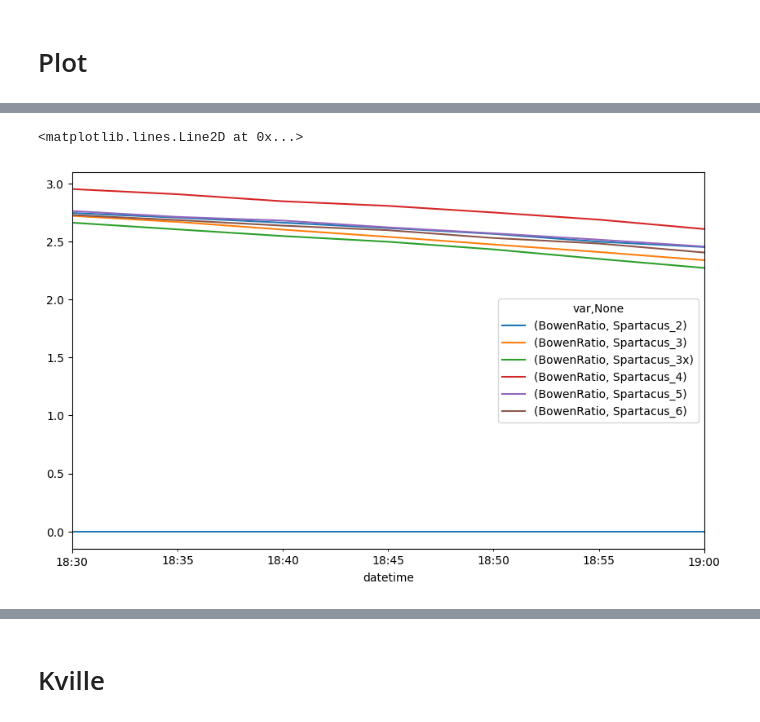
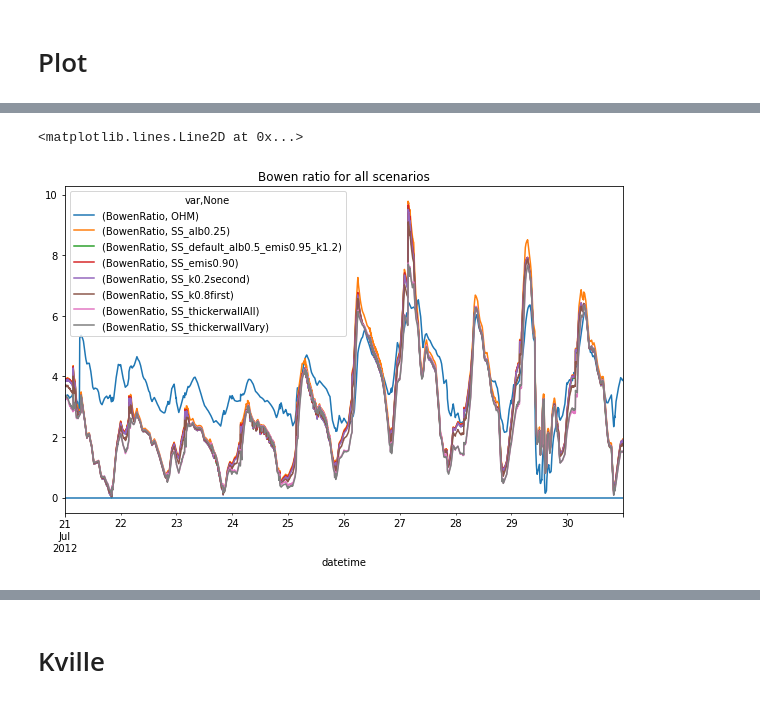
Before and after one commit to gusbacos/SUEWS_DB_Typology_test, a Jupyter notebook: code/run_tests.ipynb, the cells around one changed output, grey strips where cells are left out. Cells and saved outputs as stored; diff of their text form; code cells hidden in the pictures.

```diff
--- a/code/run_tests.ipynb
+++ b/code/run_tests.ipynb
@@ -73,3 +92,4 @@ df_forcing=df_forcing.loc[s: e].iloc[1:]
 # %%
 df_output_s2, df_state_final_s2 = sp.run_supy(df_forcing, df_state_init_s2)
+df_output_s2b, df_state_final_s2b = sp.run_supy(df_forcing2, df_state_init_s2)
 # %% [output]
@@ -92,6 +122,9 @@ df_output_s2.SUEWS.loc[grid].loc[:,'QS'].plot()
 # %%
+#load full dataset again
+df_forcing = sp.load_forcing_grid(s_rc, grid)
 
 
+# plot forcing data
 df_plot_forcing_x = df_forcing.loc[:, list_var_forcing].copy().shift(
     -1).dropna(how='any')
 df_plot_forcing = df_plot_forcing_x.resample('1h').mean()
@@ -119,4 +153,5 @@ df_output_s3x, df_state_final_s3x = sp.run_supy(df_forcing, df_state_init_s3x)
 df_output_s4, df_state_final_s4 = sp.run_supy(df_forcing, df_state_init_s4)
 df_output_s5, df_state_final_s5 = sp.run_supy(df_forcing, df_state_init_s5)
 df_output_s6, df_state_final_s6 = sp.run_supy(df_forcing, df_state_init_s6)
+df_output_s7, df_state_final_s7 = sp.run_supy(df_forcing, df_state_init_s7)
 # %% [output]
@@ -144,3 +175,31 @@ df_merge = merge_output([df_output_s2, df_output_s3, df_output_s3x,df_output_s4,
+# %%
+# Start and end date for inspection
+s = '2012-07-1'
+e = '2012-07-30'
+
+# OHM
+# Spartacus_2           Sampledata Spartacus, standard values in GridLayout
+# Spartacus_3           Sampledata Spartacus Thicker first layer wall all three layers. 1.2 instad of .2
+# Spartacus_3x          Sampledata Spartacus Thicker first layer wall all three layers. 1.2 and 1.1 on second layer
+# Spartacus_4           Sampledata Spartacus wall albedo lowered .25 instad of .5
+# Spartacus_5           Sampledata Spartacus wall emissivity lower .9 instead of .95
+# Spartacus_6           Sampledata Spartacus Thermal conductivity of layer 1 lower. .8 instead of 1.2
+# Spartatus_7           Sampledata Spartacus Thermal conductivity of layer 2 lower. .2 instead of 1.2
+
+outputIn = [df_output_s.loc[grid].loc[s:e,:],df_output_s2.loc[grid].loc[s:e,:], df_output_s3.loc[grid].loc[s:e,:], df_output_s3x.loc[grid].loc[s:e,:],df_output_s4.loc[grid].loc[s:e,:], df_output_s5.loc[grid].loc[s:e,:], df_output_s6.loc[grid].loc[s:e,:], df_output_s7.loc[grid].loc[s:e,:], ]
+namesIn = ['OHM', 'SS_default_alb0.5_emis0.95_k1.2', 'SS_thickerwallAll', 'SS_thickerwallVary','SS_alb0.25', 'SS_emis0.90','SS_k0.8first', 'SS_k0.2second',]
+df_output_merge_x=pd.concat(outputIn,axis=1,join='inner', keys = namesIn).swaplevel(0,-1,axis=1).swaplevel(0,1,axis=1).sort_index(axis=1) #.loc[grid]
+df_merge=df_output_merge_x.SUEWS
+
+outputInNoOHM = [df_output_s2.loc[grid].loc[s:e,:], df_output_s3.loc[grid].loc[s:e,:], df_output_s3x.loc[grid].loc[s:e,:],df_output_s4.loc[grid].loc[s:e,:], df_output_s5.loc[grid].loc[s:e,:], df_output_s6.loc[grid].loc[s:e,:], df_output_s7.loc[grid].loc[s:e,:], ]
+namesInNoOHM = ['SS_default_alb0.5_emis0.95_k1.2', 'SS_thickerwallAll', 'SS_thickerwallVary','SS_alb0.25', 'SS_emis0.90','SS_k0.8first', 'SS_k0.2second',]
+df_output_merge_xNOOHM=pd.concat(outputInNoOHM,axis=1,join='inner', keys = namesInNoOHM).swaplevel(0,-1,axis=1).swaplevel(0,1,axis=1).sort_index(axis=1) #.loc[grid]
+df_mergeNoOHM=df_output_merge_xNOOHM.SUEWS
+
+# add available energy, AE
+df_merge=df_merge.stack().eval('AE=QN+QF-QS').unstack()
+
+#df_merge = merge_output([df_output_s2, df_output_s3, df_output_s3x,df_output_s4, df_output_s5, df_output_s6, df_output_s7, ], ['Spartacus_2', 'Spartacus_3', 'Spartacus_3x','Spartacus_4', 'Spartacus_5','Spartacus_6', 'Spartacus_7',])
 # %% [markdown]
 # Plot
 # %%
@@ -179,16 +221,16 @@ df_merge.loc['2012-07-24 11:00': '2012-07-24 11:30',[var]]
 # %%
 var = 'BowenRatio'
 
 # s = '2012-07-28 15:00'
 # e = '2012-07-28 17:00'
 
-ax = df_merge.loc[s:e,[var]].plot(figsize=(10,6))
+ax = df_merge.loc[s:e,[var]].plot(figsize=(10,6), title='Bowen ratio for all scenarios')
 # df_merge.loc[s:e,[var]]
 
 ax.axhline(0,0)
 # %% [output]
 <matplotlib.lines.Line2D at 0x...>
-[figure, old version]
+[figure, new version]
 # %%
 var = 'BowenRatio'
 s = '2012-07-26'
```
Also changed, not shown: parts of 34 cells of this notebook, 42 other files.
